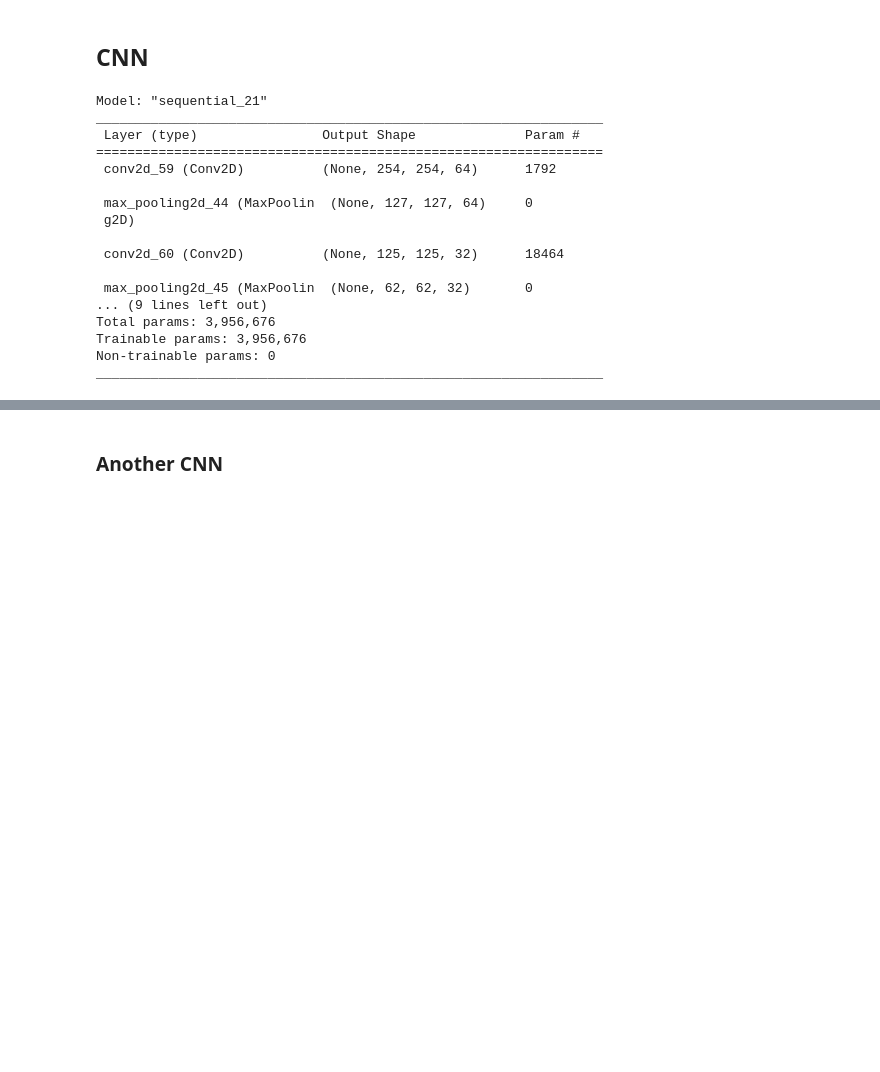
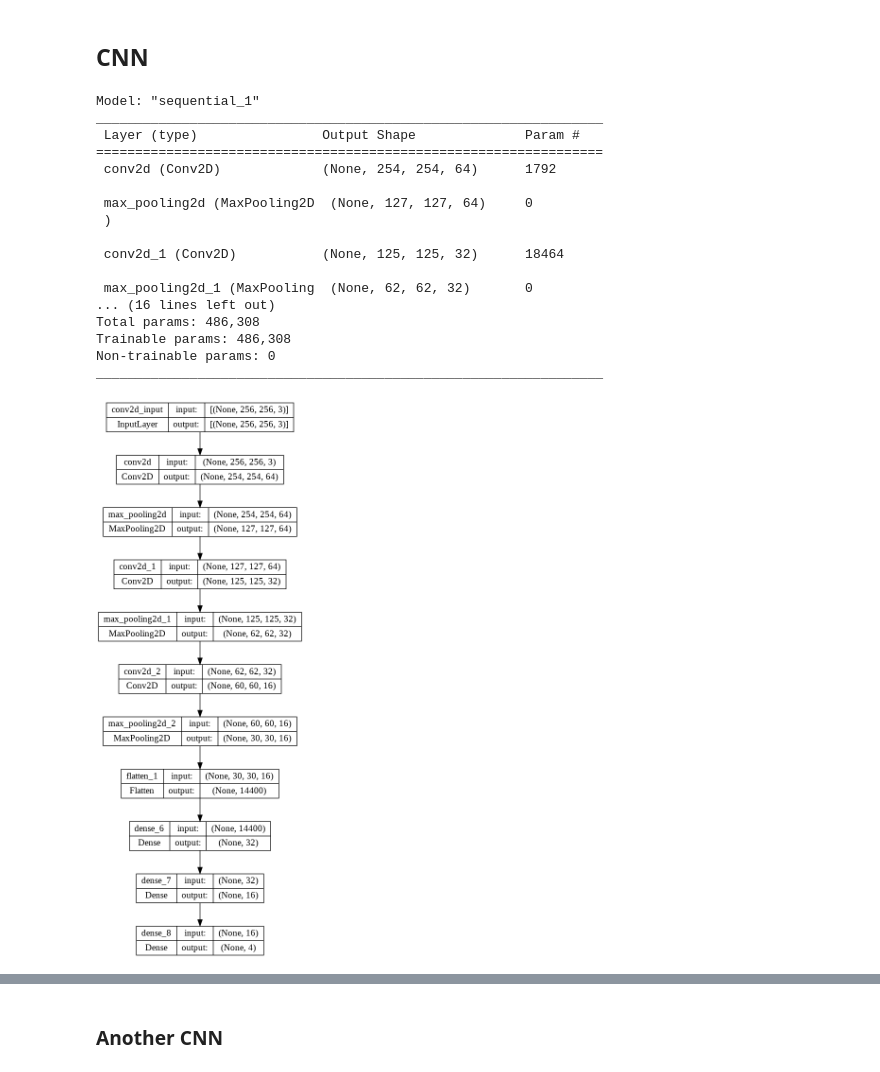
Before and after one commit to jagan-singh/brain_tumor_detection, a Jupyter notebook: project.ipynb, the cells around one changed output, grey strips where cells are left out. Cells and saved outputs as stored; diff of their text form; code cells hidden in the pictures; blank space fills up the shorter version.

```diff
--- a/project.ipynb
+++ b/project.ipynb
@@ -128,10 +157,16 @@ x_train.shape
 cnn = Sequential()
 cnn.add(Conv2D(64, (3, 3), activation='relu', input_shape=(256, 256,  3)))
 cnn.add(MaxPooling2D((2, 2)))
+
 cnn.add(Conv2D(32, (3, 3), activation='relu'))
 cnn.add(MaxPooling2D((2, 2)))
+
+cnn.add(Conv2D(16, (3, 3), activation='relu'))
+cnn.add(MaxPooling2D((2, 2)))
+
 cnn.add(Flatten())
 cnn.add(Dense(32, activation='relu'))
+cnn.add(Dense(16, activation='relu'))
 cnn.add(Dense(4, activation='softmax'))
 
 cnn.compile(loss='categorical_crossentropy',
@@ -140,21 +175,25 @@ cnn.compile(loss='categorical_crossentropy',
 # %%
 cnn.summary()
 # %% [output]
-Model: "sequential_21"
+Model: "sequential_1"
 _________________________________________________________________
  Layer (type)                Output Shape              Param #
 =================================================================
- conv2d_59 (Conv2D)          (None, 254, 254, 64)      1792
+ conv2d (Conv2D)             (None, 254, 254, 64)      1792
 
- max_pooling2d_44 (MaxPoolin  (None, 127, 127, 64)     0
- g2D)
+ max_pooling2d (MaxPooling2D  (None, 127, 127, 64)     0
+ )
 
- conv2d_60 (Conv2D)          (None, 125, 125, 32)      18464
+ conv2d_1 (Conv2D)           (None, 125, 125, 32)      18464
 
- max_pooling2d_45 (MaxPoolin  (None, 62, 62, 32)       0
-... (9 lines left out)
-Total params: 3,956,676
-Trainable params: 3,956,676
+ max_pooling2d_1 (MaxPooling  (None, 62, 62, 32)       0
+... (16 lines left out)
+Total params: 486,308
+Trainable params: 486,308
 Non-trainable params: 0
 _________________________________________________________________
+# %%
+plot_model(cnn, to_file='model.png',show_shapes = True)
+# %% [output]
+[figure, added]
 # %%
```
Also changed, not shown: parts of 40 cells of this notebook, 6 other files.
